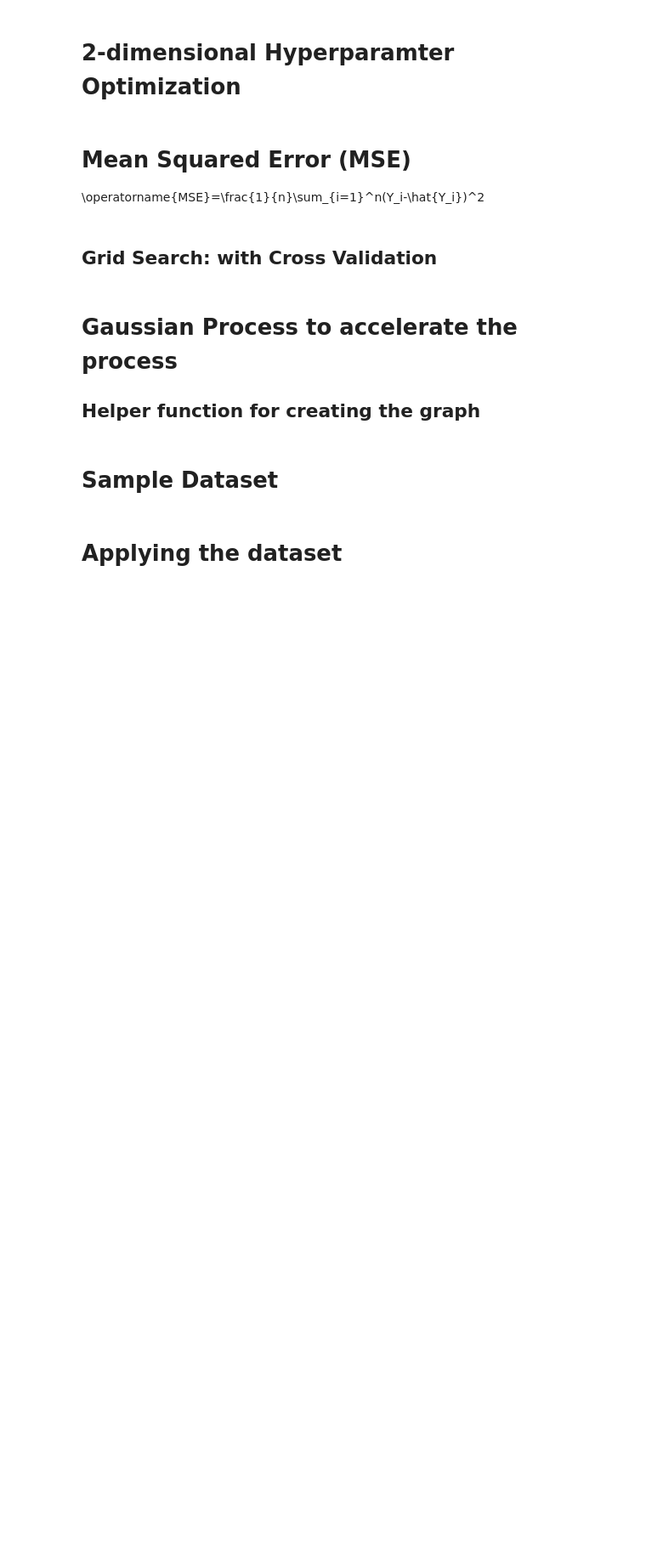
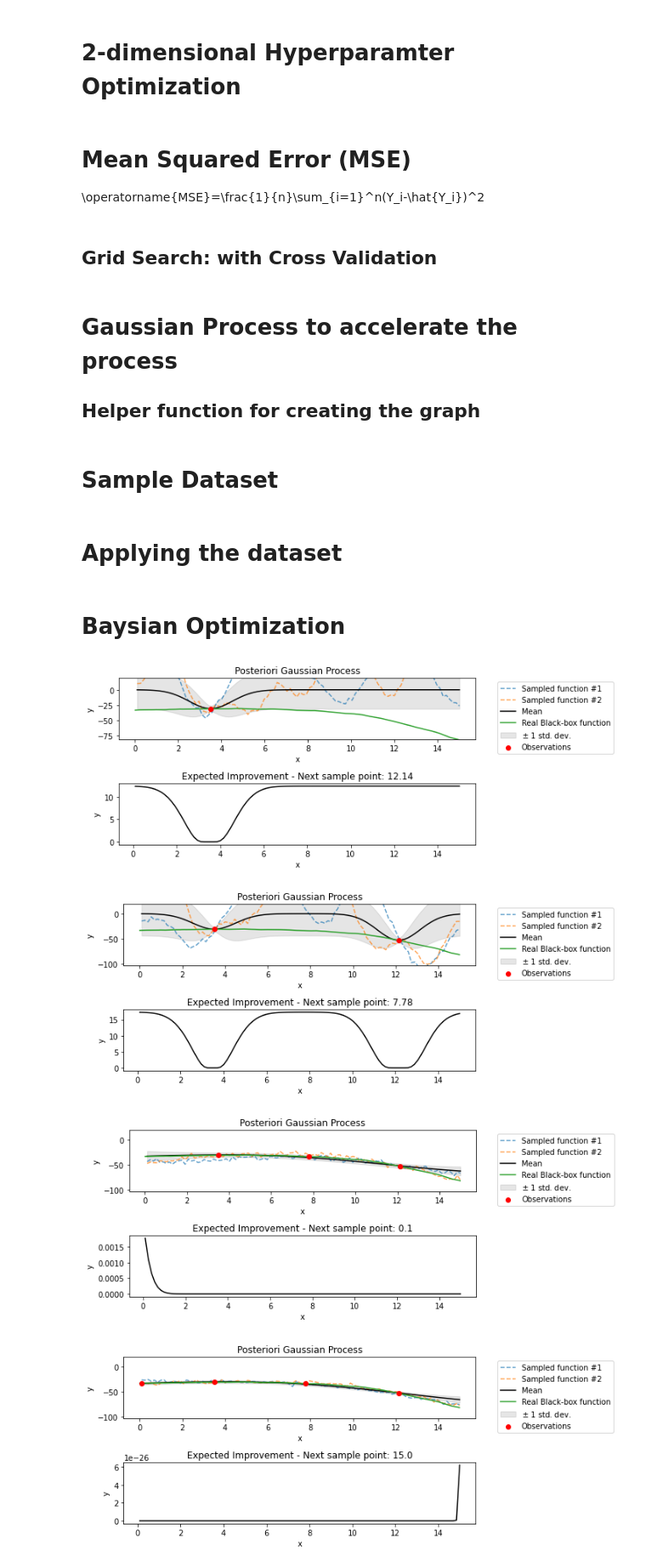
Before and after one commit to polzerdo55862/Bayesian-Hyperparameter-Optimization, a Jupyter notebook: Bayesian_Hyperparameter_Optimization.ipynb, the cells around one changed output. Shown at 85% size. Cells and saved outputs as stored; diff of their text form; code cells hidden in the pictures; blank space fills up the shorter version.

```diff
--- a/Bayesian_Hyperparameter_Optimization.ipynb
+++ b/Bayesian_Hyperparameter_Optimization.ipynb
@@ -43,0 +34,3 @@ plt.show()
+# %%
+#load the dataset 'Boston housing'
+X, y = helper_functions.read_boston_housing()
@@ -43,0 +79,17 @@ plt.show()
+# %%
+epsilon_min = 0.01
+epsilon_max = 15
+C_min = 7
+C_max = 7.0001
+step = 0.01
+X = X
+y = y
+# %%
+epsilon_list = list(np.arange(epsilon_min, epsilon_max, step))
+C_list = list(np.arange(C_min, C_max, step))
+
+# calculate cv_score for each hyperparameter combination
+cv_scores, c_settings, epsilon_settings = helper_functions.grid_search(epsilon_list, C_list, X, y)
+
+x_plot = epsilon_settings
+y_plot = cv_scores
@@ -387,3 +466,5 @@ fig.suptitle("Radial Basis Function kernel", fontsize=18)
 plt.tight_layout()
 # %%
 y_train
+# %% [markdown]
+# Baysian Optimization
@@ -389,0 +520,10 @@ y_train
+# %%
+import warnings
+warnings.filterwarnings('ignore')
+
+bayesian_optimization(sample_iterations=8, C_fix = 7, Epsilon_initial_sample = 3.5)
+# %% [output]
+[figure, added]
+[figure, added]
+[figure, added]
+[figure, added]
```
Also changed, not shown: parts of 17 cells of this notebook, 13 other files.
